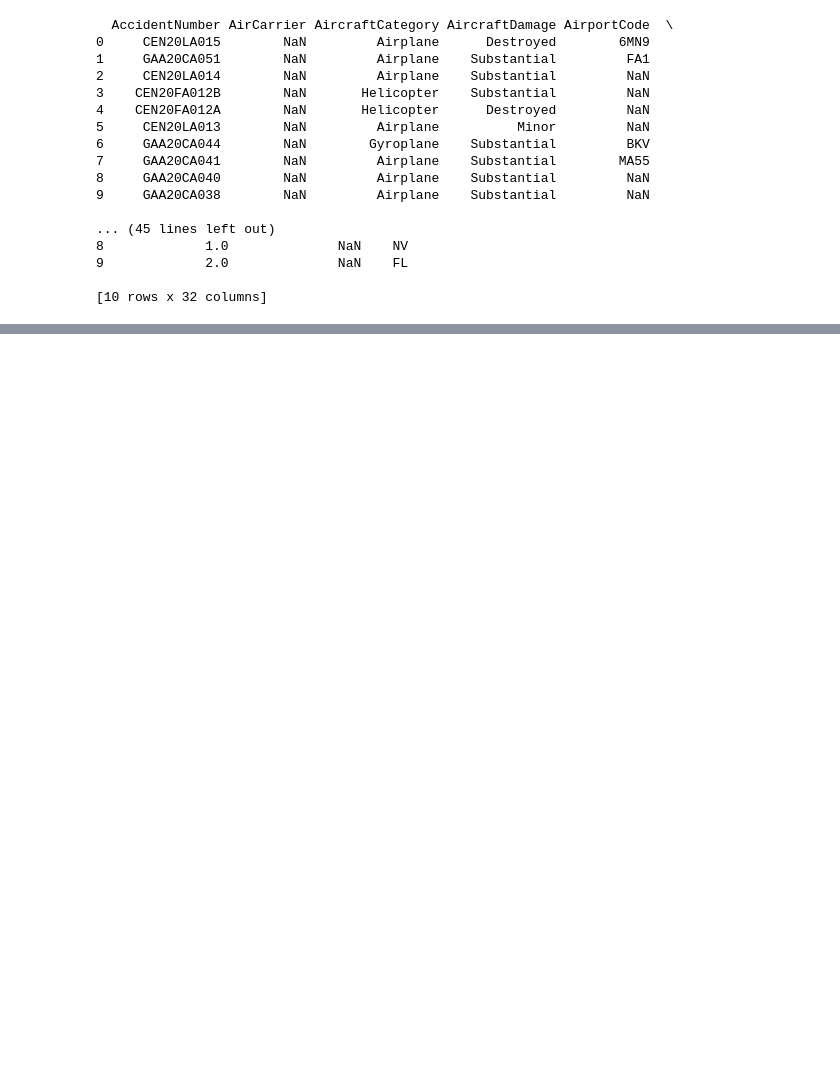
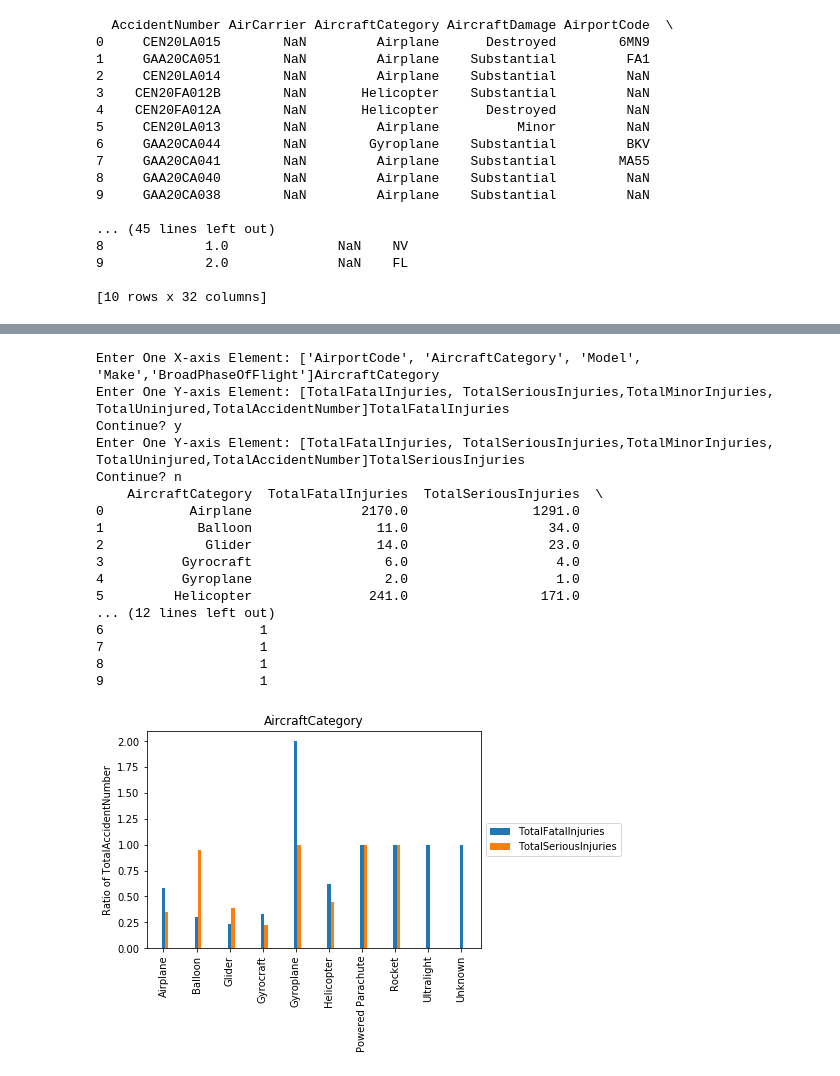
Before and after one commit to TianyiZhang0315/AviationAccidentDataVisualizer, a Jupyter notebook: examples/examples.ipynb, the cells around one changed output, grey strips where cells are left out. Cells and saved outputs as stored; diff of their text form; code cells hidden in the pictures; blank space fills up the shorter version.

```diff
--- a/examples/examples.ipynb
+++ b/examples/examples.ipynb
@@ -33,14 +35,14 @@ print(df.head(10))
 
 [10 rows x 32 columns]
 # %%
+#implement functions in data_management module
 #setting condtions, compared with either string or int.
-q = 'State==AK'
 p = 'TotalUninjured>=2'
-
+q = 'State==CA'
 #call query function in DataManagement module and return a dataframe
-df = dm.column_query(df, q,p)
+df1 = dm.column_query(df, p,q)
 
 #check conditioned columns
-print(df[['State','TotalUninjured']])
+print(df1[['State','TotalUninjured']])
 # %% [output]
       State  TotalUninjured
@@ -88,0 +99,23 @@ Continue? n
+# %%
+#bar_plot function
+#Follow the instruction and input column names to show the bar chart in the given columns.
+vis.bar_plot(df)
+# %% [output]
+Enter One X-axis Element: ['AirportCode', 'AircraftCategory', 'Model', 'Make','BroadPhaseOfFlight']AircraftCategory
+Enter One Y-axis Element: [TotalFatalInjuries, TotalSeriousInjuries,TotalMinorInjuries, TotalUninjured,TotalAccidentNumber]TotalFatalInjuries
+Continue? y
+Enter One Y-axis Element: [TotalFatalInjuries, TotalSeriousInjuries,TotalMinorInjuries, TotalUninjured,TotalAccidentNumber]TotalSeriousInjuries
+Continue? n
+    AircraftCategory  TotalFatalInjuries  TotalSeriousInjuries  \
+0           Airplane              2170.0                1291.0
+1            Balloon                11.0                  34.0
+2             Glider                14.0                  23.0
+3          Gyrocraft                 6.0                   4.0
+4          Gyroplane                 2.0                   1.0
+5         Helicopter               241.0                 171.0
+... (12 lines left out)
+6                    1
+7                    1
+8                    1
+9                    1
+[figure, added]
```
Also changed, not shown: parts of 9 cells of this notebook, 4 other files.
